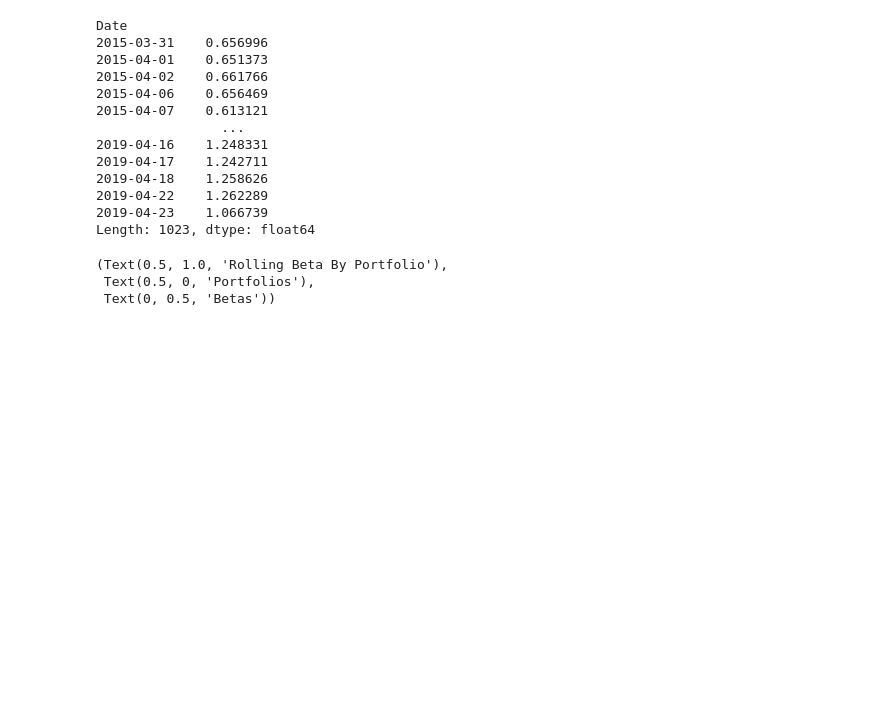
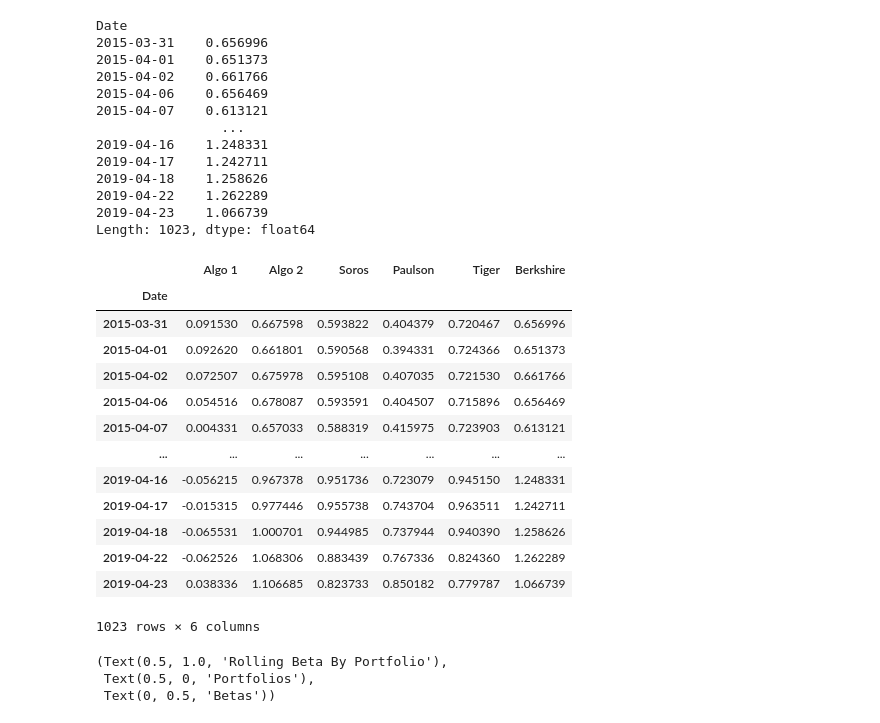
Before and after one commit to Tylryan/Portfolio_Analysis, a Jupyter notebook: main_jupyter.ipynb, the cells around one changed output. Drawn from its saved outputs; the diff is of its cells as text; code cells hidden in the pictures; blank space fills up the shorter version.

```diff
--- a/main_jupyter.ipynb
+++ b/main_jupyter.ipynb
@@ -492,9 +529,26 @@ Length: 1023, dtype: float64
 # %%
 all_rolling_betas = pd.concat([algo1_rolling_beta,algo2_rolling_beta,
                                soros_rolling_beta,paulson_rolling_beta,
                                tiger_rolling_beta,berkshire_rolling_beta],
                               axis = 'columns',
                               join = 'inner')
+all_rolling_betas.columns = ['Algo 1',' Algo 2','Soros','Paulson','Tiger','Berkshire']
+all_rolling_betas
+# %% [output]
+|  | Algo 1 | Algo 2 | Soros | Paulson | Tiger | Berkshire |
+| Date |  |  |  |  |  |  |
+| 2015-03-31 | 0.091530 | 0.667598 | 0.593822 | 0.404379 | 0.720467 | 0.656996 |
+| 2015-04-01 | 0.092620 | 0.661801 | 0.590568 | 0.394331 | 0.724366 | 0.651373 |
+| 2015-04-02 | 0.072507 | 0.675978 | 0.595108 | 0.407035 | 0.721530 | 0.661766 |
+| 2015-04-06 | 0.054516 | 0.678087 | 0.593591 | 0.404507 | 0.715896 | 0.656469 |
+| 2015-04-07 | 0.004331 | 0.657033 | 0.588319 | 0.415975 | 0.723903 | 0.613121 |
+| ... | ... | ... | ... | ... | ... | ... |
+| 2019-04-16 | -0.056215 | 0.967378 | 0.951736 | 0.723079 | 0.945150 | 1.248331 |
+| 2019-04-17 | -0.015315 | 0.977446 | 0.955738 | 0.743704 | 0.963511 | 1.242711 |
+| 2019-04-18 | -0.065531 | 1.000701 | 0.944985 | 0.737944 | 0.940390 | 1.258626 |
+| 2019-04-22 | -0.062526 | 1.068306 | 0.883439 | 0.767336 | 0.824360 | 1.262289 |
+| 2019-04-23 | 0.038336 | 1.106685 | 0.823733 | 0.850182 | 0.779787 | 1.066739 |
+1023 rows × 6 columns
 # %%
 # Note that algo1 and algo2 both start in 2014 whereas the others start in 2015.
 # The 2014 Dates are dropped.
```
Also changed, not shown: parts of 21 cells of this notebook.
